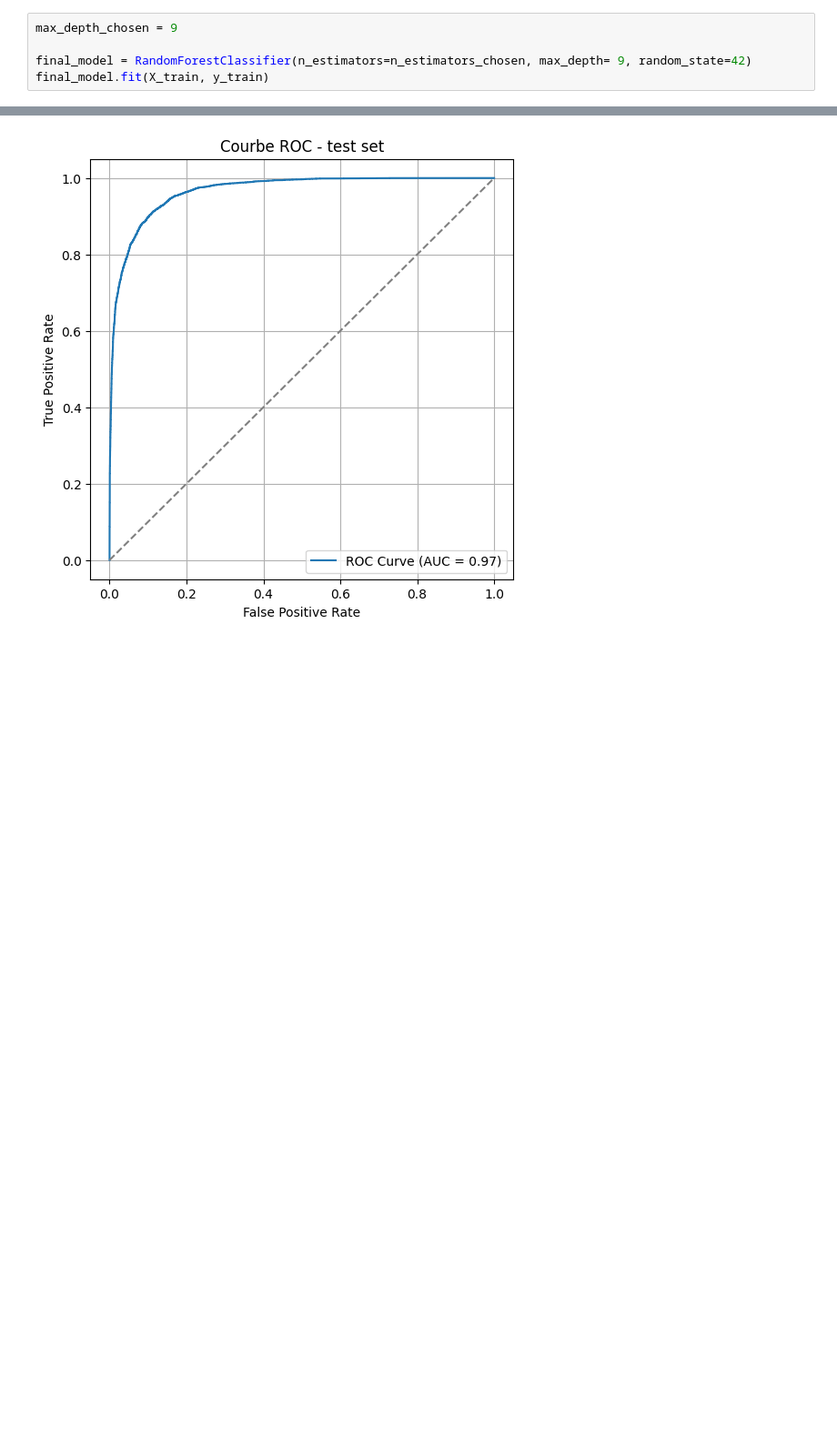
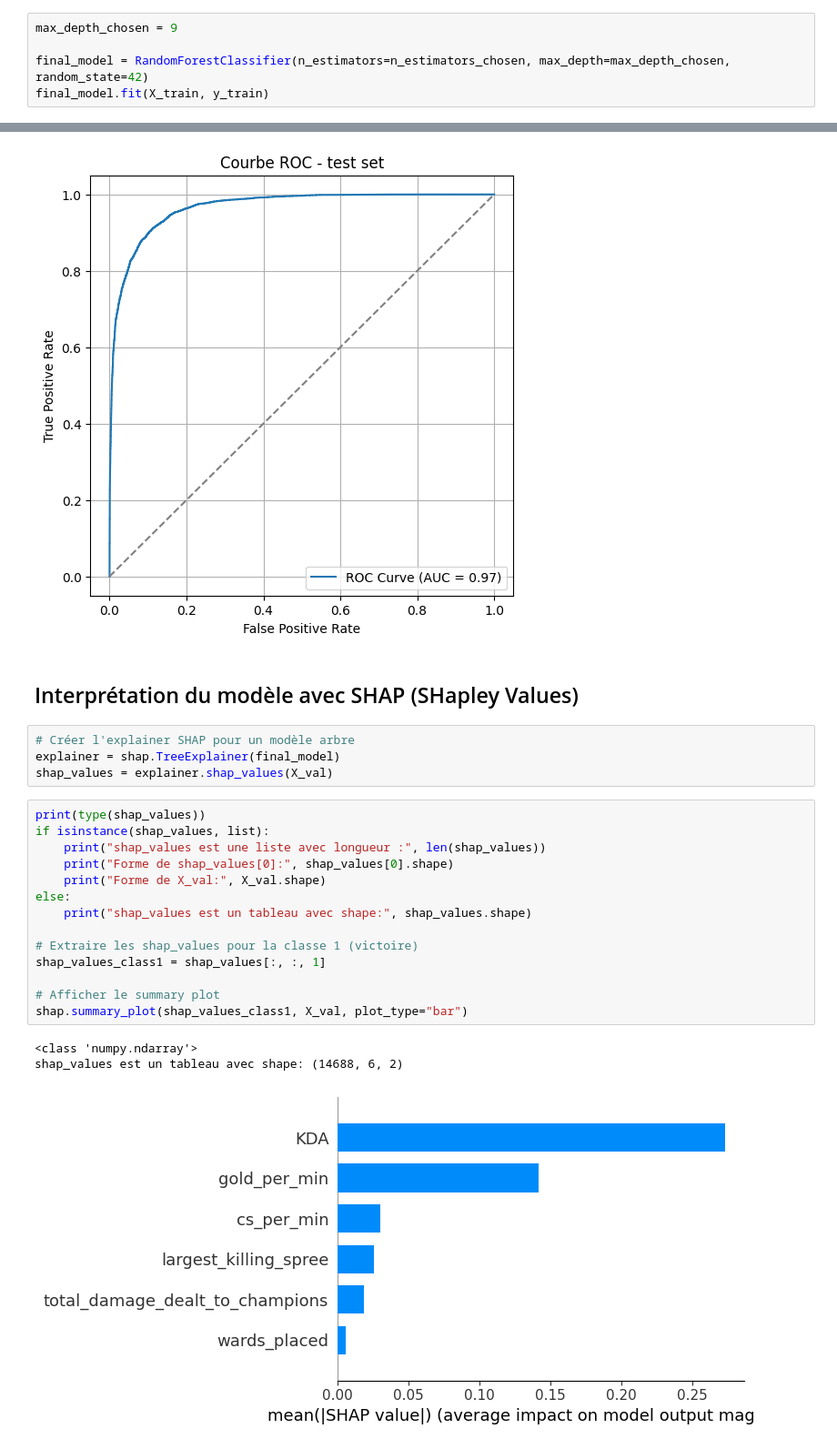
Before and after one commit to blaugrana11/ML-model_LoL, a Jupyter notebook: notebooks/model1.ipynb, the cells around one changed output, grey strips where cells are left out. Shown at 91% size. Saved outputs shown, nothing was run; the diff lists cells and outputs as text; blank space fills up the shorter version.

Commit message:
add of SHAP values

```diff
--- a/notebooks/model1.ipynb
+++ b/notebooks/model1.ipynb
@@ -580,7 +581,7 @@ plt.show()
 # %%
 max_depth_chosen = 9
 
-final_model = RandomForestClassifier(n_estimators=n_estimators_chosen, max_depth= 9, random_state=42)
+final_model = RandomForestClassifier(n_estimators=n_estimators_chosen, max_depth=max_depth_chosen, random_state=42)
 final_model.fit(X_train, y_train)
 # %% [output]
 RandomForestClassifier(max_depth=9, n_estimators=25, random_state=42)
@@ -617,3 +618,27 @@ plt.show()
 Accuracy sur le jeu de test : 0.8993
 [figure]
 [figure]
+# %% [markdown]
+## Interprétation du modèle avec SHAP (SHapley Values)
+# %%
+# Créer l'explainer SHAP pour un modèle arbre
+explainer = shap.TreeExplainer(final_model)
+shap_values = explainer.shap_values(X_val)
+# %%
+print(type(shap_values))
+if isinstance(shap_values, list):
+    print("shap_values est une liste avec longueur :", len(shap_values))
+    print("Forme de shap_values[0]:", shap_values[0].shape)
+    print("Forme de X_val:", X_val.shape)
+else:
+    print("shap_values est un tableau avec shape:", shap_values.shape)
+
+# Extraire les shap_values pour la classe 1 (victoire)
+shap_values_class1 = shap_values[:, :, 1]
+
+# Afficher le summary plot
+shap.summary_plot(shap_values_class1, X_val, plot_type="bar")
+# %% [output]
+<class 'numpy.ndarray'>
+shap_values est un tableau avec shape: (14688, 6, 2)
+[figure, added]
```
Also changed, not shown: parts of 2 cells of this notebook.
